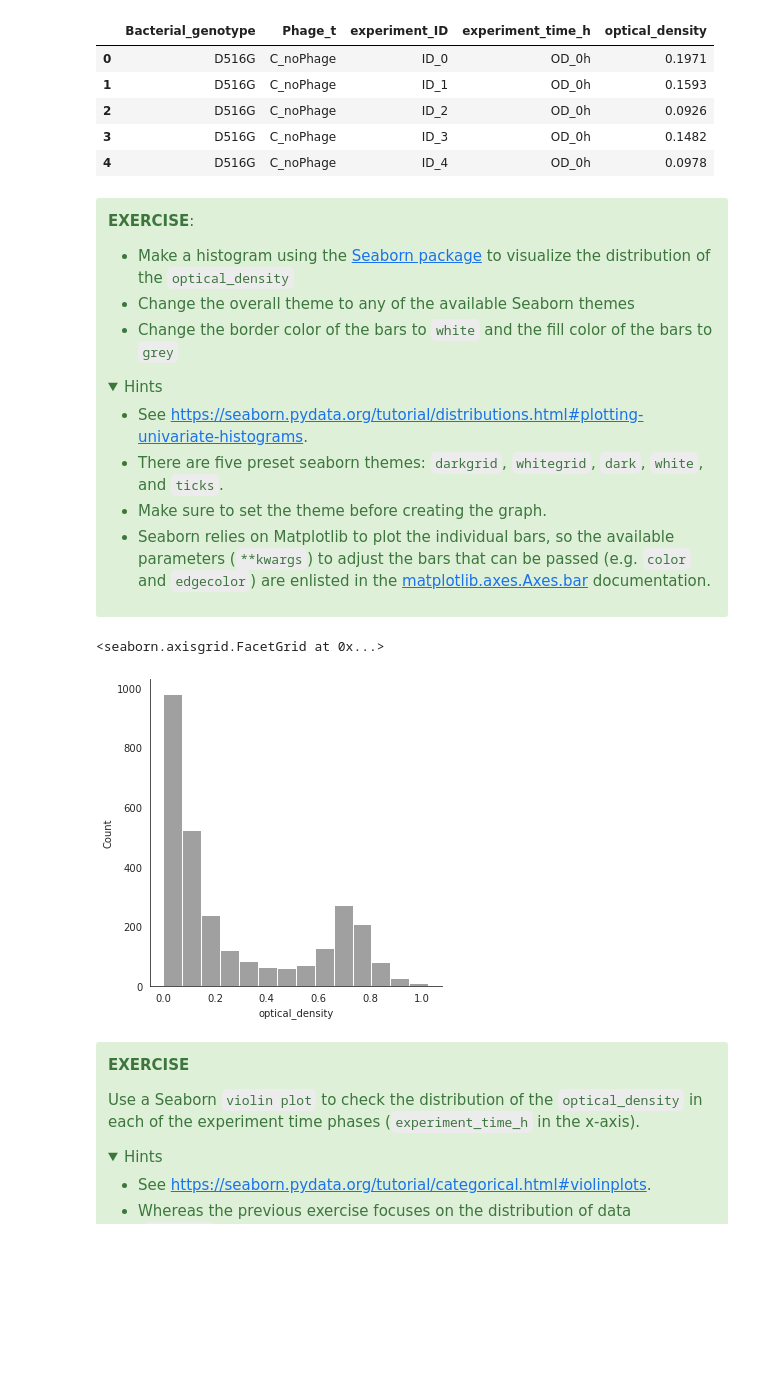
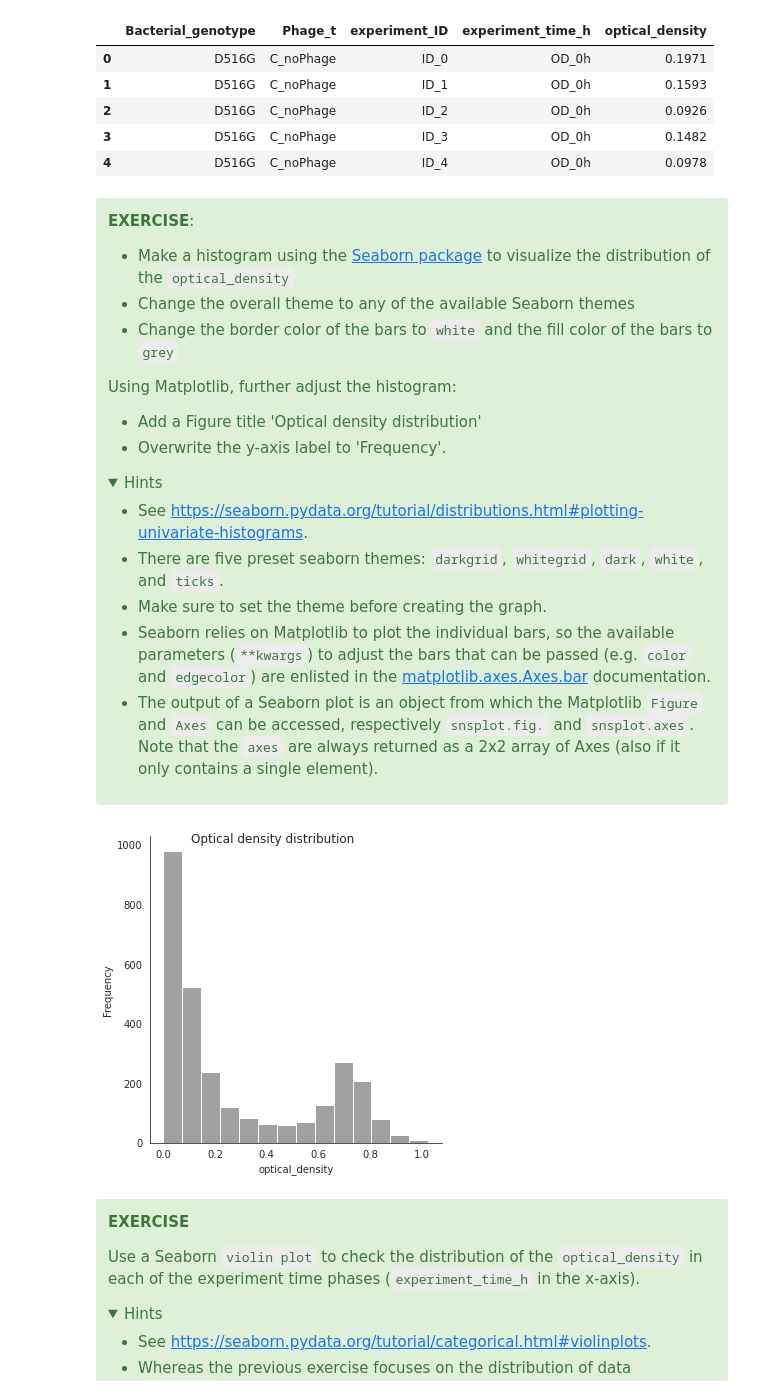
Before and after one commit to jorisvandenbossche/course-python-data, a Jupyter notebook: notebooks/case3_bacterial_resistance_lab_experiment.ipynb, the cells around one changed output. Cells and saved outputs as stored; diff of their text form; code cells hidden in the pictures; folded sections open; blank space fills up the shorter version.

Commit message:
Add matplotlib customization to seaborn exercise

```diff
--- a/notebooks/case3_bacterial_resistance_lab_experiment.ipynb
+++ b/notebooks/case3_bacterial_resistance_lab_experiment.ipynb
@@ -148,12 +148,18 @@ tidy_experiment.head()
 * Change the overall theme to any of the available Seaborn themes
 * Change the border color of the bars to `white` and the fill color of the bars to `grey`
 
+Using Matplotlib, further adjust the histogram:
+
+- Add a Figure title 'Optical density distribution'
+- Overwrite the y-axis label to 'Frequency'.
+
 <details><summary>Hints</summary>
 
 - See https://seaborn.pydata.org/tutorial/distributions.html#plotting-univariate-histograms.
 - There are five preset seaborn themes: `darkgrid`, `whitegrid`, `dark`, `white`, and `ticks`.
 - Make sure to set the theme before creating the graph.
 - Seaborn relies on Matplotlib to plot the individual bars, so the available parameters (`**kwargs`) to adjust the bars that can be passed (e.g. `color` and `edgecolor`) are enlisted in the [matplotlib.axes.Axes.bar](https://matplotlib.org/3.3.2/api/_as_gen/matplotlib.axes.Axes.bar.html) documentation.
+- The output of a Seaborn plot is an object from which the Matplotlib `Figure` and `Axes` can be accessed, respectively `snsplot.fig.` and `snsplot.axes`. Note that the `axes` are always returned as a 2x2 array of Axes (also if it only contains a single element).
 
 </details>
 
@@ -161,11 +167,13 @@ tidy_experiment.head()
 </div>
 # %%
 sns.set_style("white")
-sns.displot(data=tidy_experiment, x="optical_density",
-            color='grey', edgecolor='white')
+histplot = sns.displot(data=tidy_experiment, x="optical_density",
+                       color='grey', edgecolor='white')
+
+histplot.fig.suptitle("Optical density distribution")
+histplot.axes[0][0].set_ylabel("Frequency");
 # %% [output]
-<seaborn.axisgrid.FacetGrid at 0x...>
-[figure, old version]
+[figure, new version]
 # %% [markdown]
 <div class="alert alert-success">
 
```
Also changed, not shown: 1 other file.
